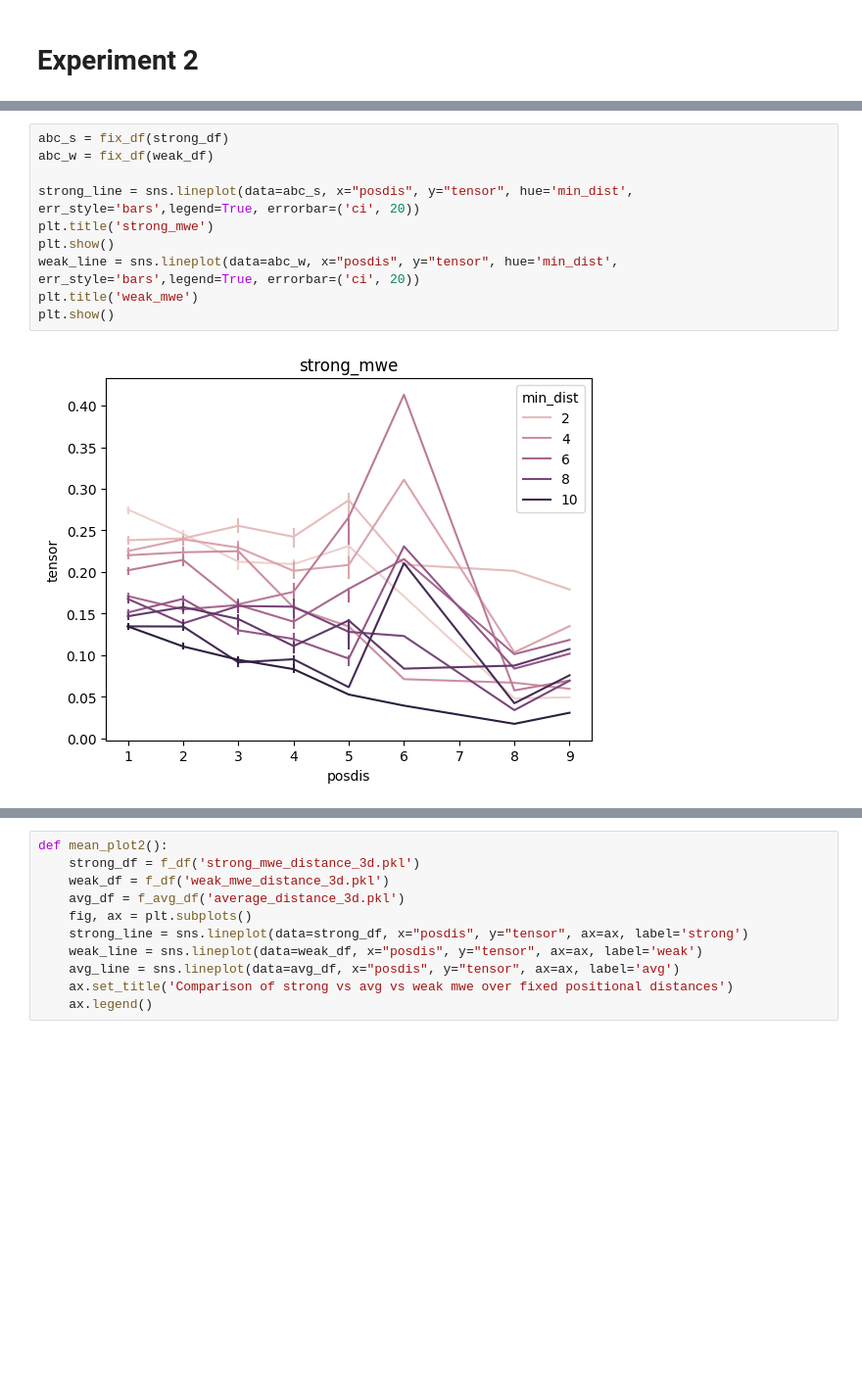
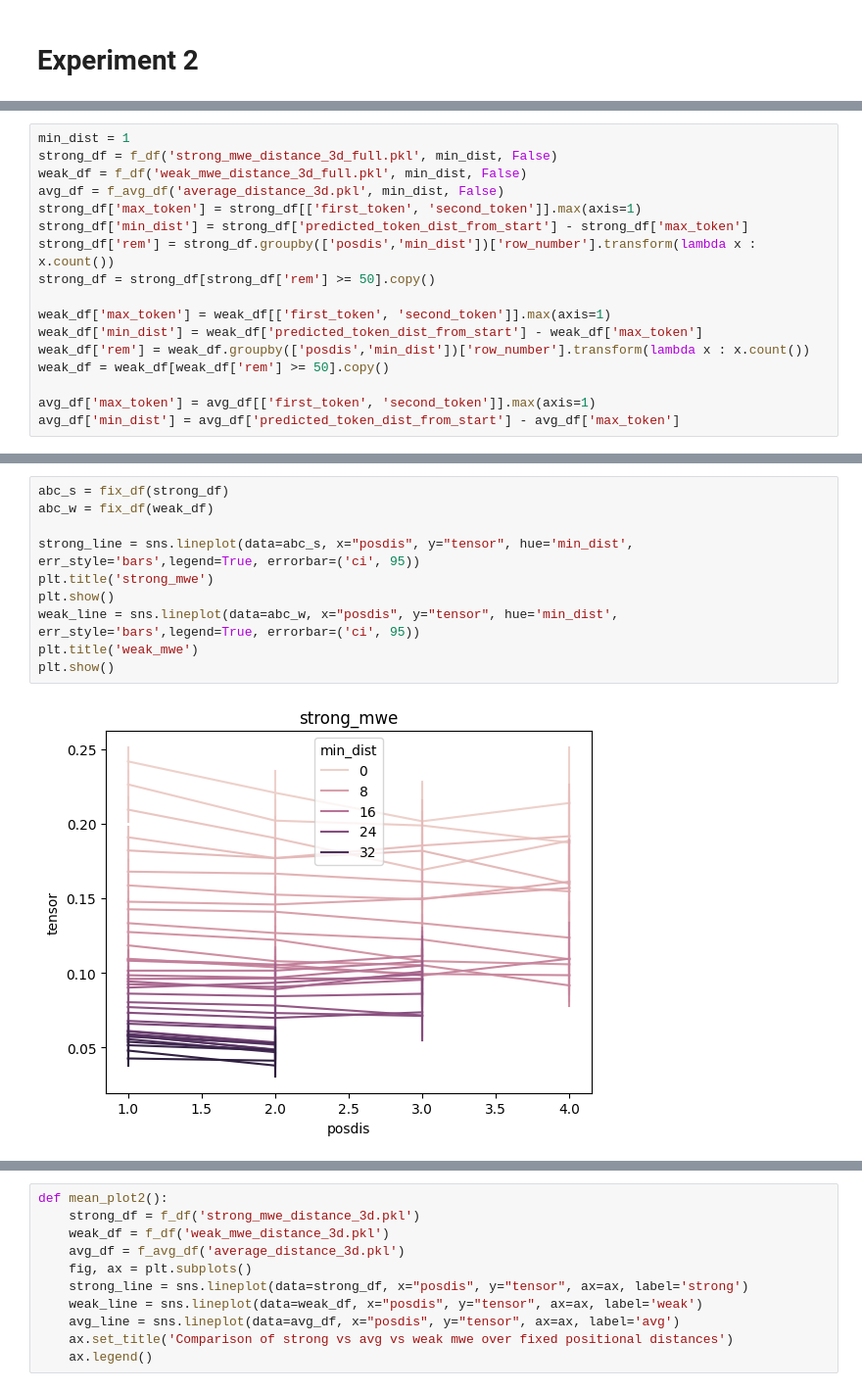
Before and after one commit to divyanshsinghvi/ShapleyInteraction4Structure, a Jupyter notebook: final/plots.ipynb, the cells around one changed output, grey strips where cells are left out. Shown: that part at 98% size. Cells and saved outputs as stored; diff of their text form; blank space fills up the shorter version.

Commit message:
Notebooks for plot and llm experiments

```diff
--- a/final/plots.ipynb
+++ b/final/plots.ipynb
@@ -125,0 +105,17 @@ def fix_df(df):
+# %%
+min_dist = 1
+strong_df = f_df('strong_mwe_distance_3d_full.pkl', min_dist, False)
+weak_df = f_df('weak_mwe_distance_3d_full.pkl', min_dist, False)
+avg_df = f_avg_df('average_distance_3d.pkl', min_dist, False)
+strong_df['max_token'] = strong_df[['first_token', 'second_token']].max(axis=1)
+strong_df['min_dist'] = strong_df['predicted_token_dist_from_start'] - strong_df['max_token']
+strong_df['rem'] = strong_df.groupby(['posdis','min_dist'])['row_number'].transform(lambda x : x.count())
+strong_df = strong_df[strong_df['rem'] >= 50].copy()
+
+weak_df['max_token'] = weak_df[['first_token', 'second_token']].max(axis=1)
+weak_df['min_dist'] = weak_df['predicted_token_dist_from_start'] - weak_df['max_token']
+weak_df['rem'] = weak_df.groupby(['posdis','min_dist'])['row_number'].transform(lambda x : x.count())
+weak_df = weak_df[weak_df['rem'] >= 50].copy()
+
+avg_df['max_token'] = avg_df[['first_token', 'second_token']].max(axis=1)
+avg_df['min_dist'] = avg_df['predicted_token_dist_from_start'] - avg_df['max_token']
@@ -130,12 +151,12 @@ print(len(strong_df))
 # %%
 abc_s = fix_df(strong_df)
 abc_w = fix_df(weak_df)
 
-strong_line = sns.lineplot(data=abc_s, x="posdis", y="tensor", hue='min_dist', err_style='bars',legend=True, errorbar=('ci', 20))
+strong_line = sns.lineplot(data=abc_s, x="posdis", y="tensor", hue='min_dist', err_style='bars',legend=True, errorbar=('ci', 95))
 plt.title('strong_mwe')
 plt.show()
-weak_line = sns.lineplot(data=abc_w, x="posdis", y="tensor", hue='min_dist', err_style='bars',legend=True, errorbar=('ci', 20))
+weak_line = sns.lineplot(data=abc_w, x="posdis", y="tensor", hue='min_dist', err_style='bars',legend=True, errorbar=('ci', 95))
 plt.title('weak_mwe')
 plt.show()
 # %% [output]
-[figure, old version]
+[figure, new version]
```
Also changed, not shown: parts of 8 cells of this notebook, 1 other file.
